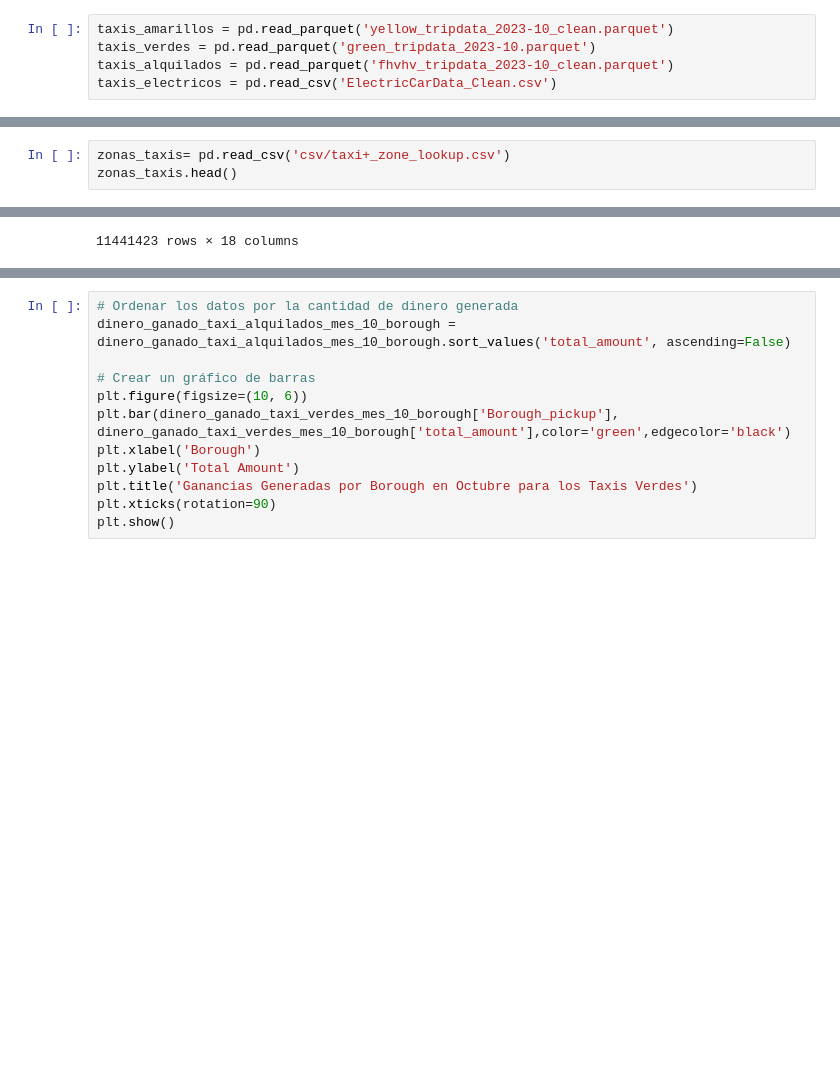
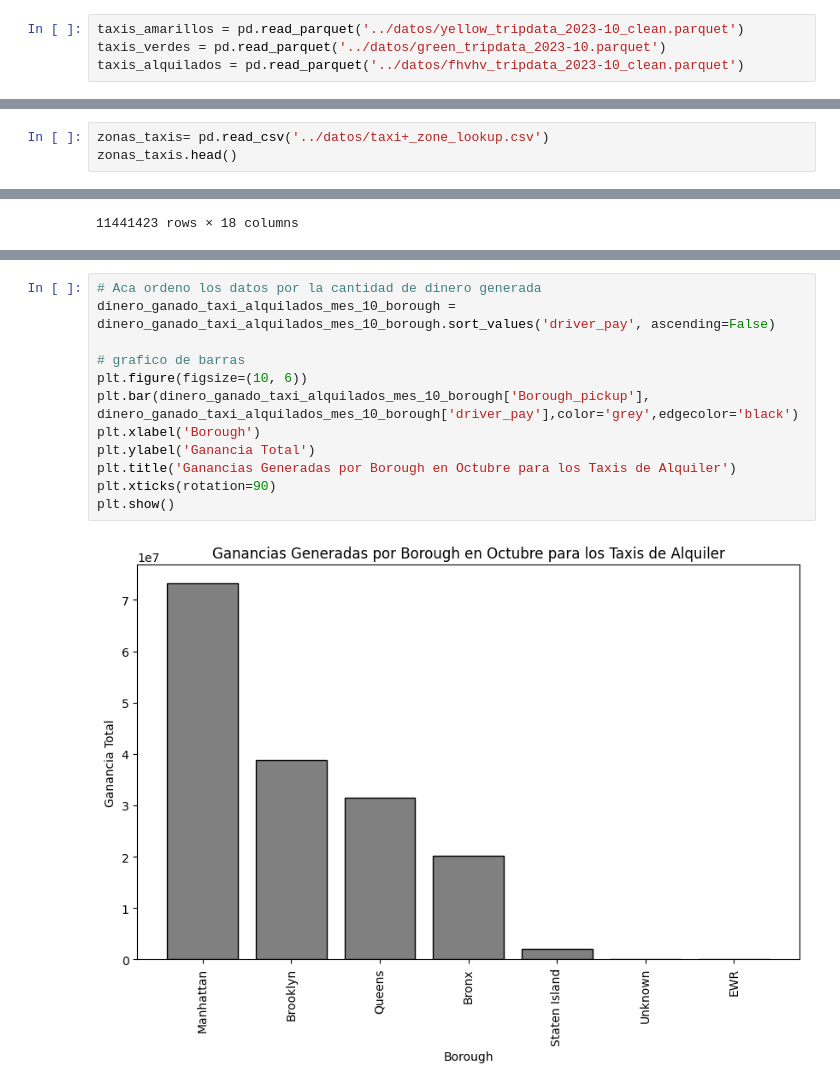
Before and after one commit to Chinaskidev/Dataminds-Consulting, a Jupyter notebook: Analisis_Autos_E_Taxis/Analisis_Taxis_v_am_al.ipynb, the cells around one changed output, grey strips where cells are left out. Cells and saved outputs as stored; diff of their text form; blank space fills up the shorter version.

Commit message:
Autos Electricos y Taxis

```diff
--- a/Analisis_Autos_E_Taxis/Analisis_Taxis_v_am_al.ipynb
+++ b/Analisis_Autos_E_Taxis/Analisis_Taxis_v_am_al.ipynb
@@ -14,7 +14,6 @@ import numpy as np
 import matplotlib.pyplot as plt
 import seaborn as sns
 # %%
-taxis_amarillos = pd.read_parquet('yellow_tripdata_2023-10_clean.parquet')
-taxis_verdes = pd.read_parquet('green_tripdata_2023-10.parquet')
-taxis_alquilados = pd.read_parquet('fhvhv_tripdata_2023-10_clean.parquet')
-taxis_electricos = pd.read_csv('ElectricCarData_Clean.csv')
+taxis_amarillos = pd.read_parquet('../datos/yellow_tripdata_2023-10_clean.parquet')
+taxis_verdes = pd.read_parquet('../datos/green_tripdata_2023-10.parquet')
+taxis_alquilados = pd.read_parquet('../datos/fhvhv_tripdata_2023-10_clean.parquet')
@@ -270,5 +253,5 @@ zonas por donde andan los taxis.
 # %%
-zonas_taxis= pd.read_csv('csv/taxi+_zone_lookup.csv')
+zonas_taxis= pd.read_csv('../datos/taxi+_zone_lookup.csv')
 zonas_taxis.head()
 # %% [output]
 |  | LocationID | Borough | Zone | service_zone |
@@ -410,13 +393,15 @@ dinero_ganado_taxis_alquilados_mes_borough = taxis_alquilados_seleccion.groupby(
 dinero_ganado_taxi_alquilados_mes_10_borough = dinero_ganado_taxis_alquilados_mes_borough.query('month == 10')
 # %%
-# Ordenar los datos por la cantidad de dinero generada
-dinero_ganado_taxi_alquilados_mes_10_borough = dinero_ganado_taxi_alquilados_mes_10_borough.sort_values('total_amount', ascending=False)
+# Aca ordeno los datos por la cantidad de dinero generada
+dinero_ganado_taxi_alquilados_mes_10_borough = dinero_ganado_taxi_alquilados_mes_10_borough.sort_values('driver_pay', ascending=False)
 
-# Crear un gráfico de barras
+# grafico de barras
 plt.figure(figsize=(10, 6))
-plt.bar(dinero_ganado_taxi_verdes_mes_10_borough['Borough_pickup'], dinero_ganado_taxi_verdes_mes_10_borough['total_amount'],color='green',edgecolor='black')
+plt.bar(dinero_ganado_taxi_alquilados_mes_10_borough['Borough_pickup'], dinero_ganado_taxi_alquilados_mes_10_borough['driver_pay'],color='grey',edgecolor='black')
 plt.xlabel('Borough')
-plt.ylabel('Total Amount')
-plt.title('Ganancias Generadas por Borough en Octubre para los Taxis Verdes')
+plt.ylabel('Ganancia Total')
+plt.title('Ganancias Generadas por Borough en Octubre para los Taxis de Alquiler')
 plt.xticks(rotation=90)
 plt.show()
+# %% [output]
+[figure, added]
```
Also changed, not shown: parts of 11 cells of this notebook.
